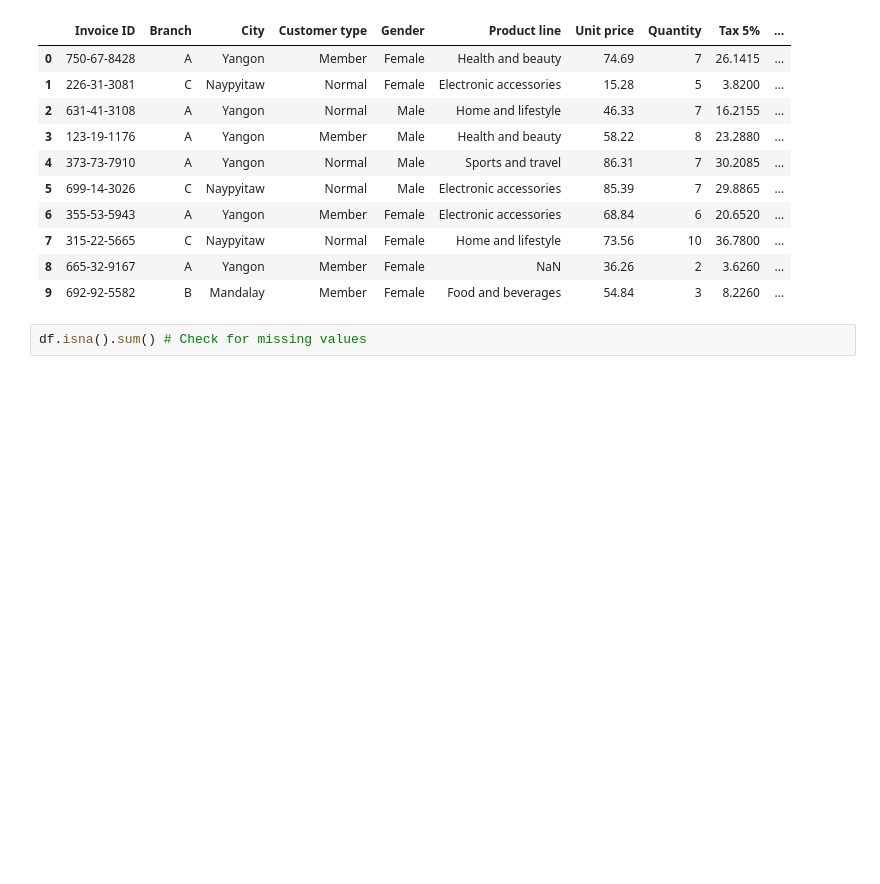
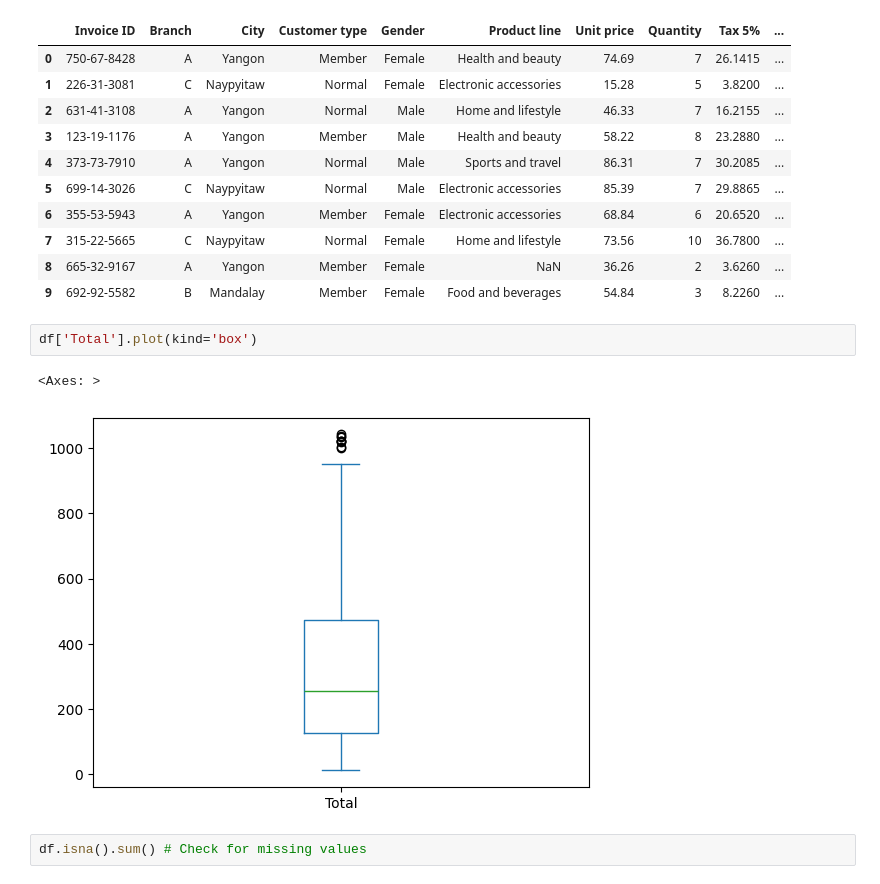
Before and after one commit to nirmal-k-r/bootcamp-143, a Jupyter notebook: old/week18/day3/analysis.ipynb, the cells around one changed output. Cells and saved outputs as stored; diff of their text form; blank space fills up the shorter version.

```diff
--- a/old/week18/day3/analysis.ipynb
+++ b/old/week18/day3/analysis.ipynb
@@ -36,6 +36,11 @@ df.head(10) # Display the first 10 rows of the dataframe
 | 7 | 315-22-5665 | C | Naypyitaw | Normal | Female | Home and lifestyle | 73.56 | 10 | 36.7800 | ... |
 | 8 | 665-32-9167 | A | Yangon | Member | Female | NaN | 36.26 | 2 | 3.6260 | ... |
 | 9 | 692-92-5582 | B | Mandalay | Member | Female | Food and beverages | 54.84 | 3 | 8.2260 | ... |
+# %%
+df['Total'].plot(kind='box')
+# %% [output]
+<Axes: >
+[figure, added]
 # %%
 df.isna().sum() # Check for missing values
 # %% [output]
```
Also changed, not shown: 15 other files.
